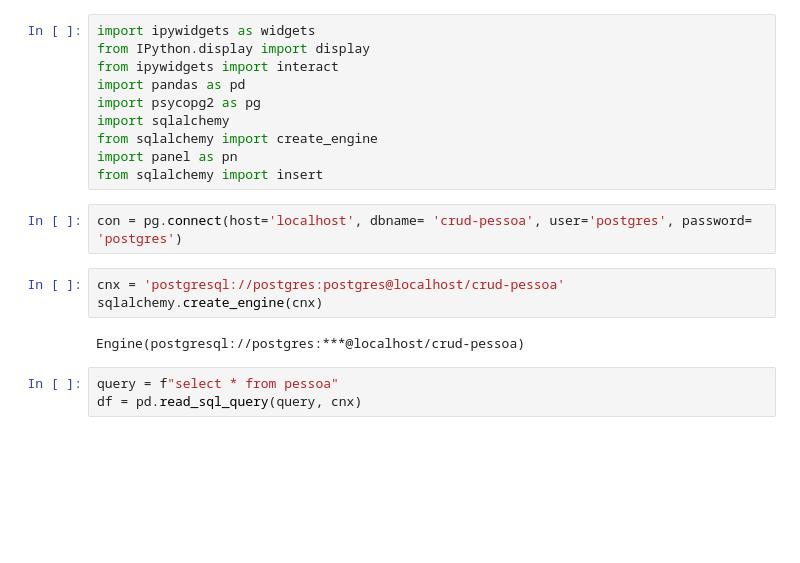
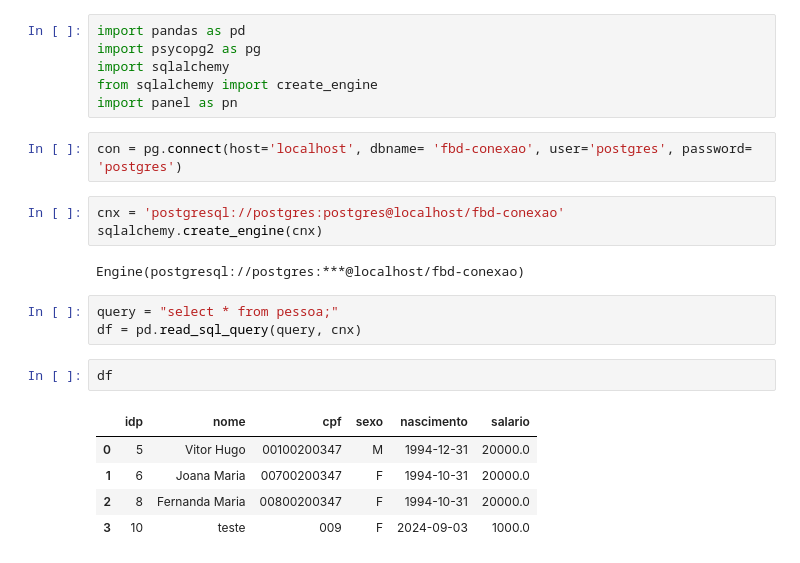
Before and after one commit to liviaalmada/conexao-bd, a Jupyter notebook: python/CRUD-panel.ipynb, the cells around one changed output. Drawn from its saved outputs; the diff is of its cells as text; blank space fills up the shorter version.

```diff
--- a/python/CRUD-panel.ipynb
+++ b/python/CRUD-panel.ipynb
@@ -1,23 +1,27 @@
 # %%
-import ipywidgets as widgets
-from IPython.display import display
-from ipywidgets import interact
 import pandas as pd
 import psycopg2 as pg
 import sqlalchemy
 from sqlalchemy import create_engine
 import panel as pn
-from sqlalchemy import insert
 # %%
-con = pg.connect(host='localhost', dbname= 'crud-pessoa', user='postgres', password= 'postgres')
+con = pg.connect(host='localhost', dbname= 'fbd-conexao', user='postgres', password= 'postgres')
 # %%
-cnx = 'postgresql://postgres:postgres@localhost/crud-pessoa'
+cnx = 'postgresql://postgres:postgres@localhost/fbd-conexao'
 sqlalchemy.create_engine(cnx)
 # %% [output]
-Engine(postgresql://postgres:***@localhost/crud-pessoa)
+Engine(postgresql://postgres:***@localhost/fbd-conexao)
 # %%
-query = f"select * from pessoa"
+query = "select * from pessoa;"
 df = pd.read_sql_query(query, cnx)
+# %%
+df
+# %% [output]
+|  | idp | nome | cpf | sexo | nascimento | salario |
+| 0 | 5 | Vitor Hugo | 00100200347 | M | 1994-12-31 | 20000.0 |
+| 1 | 6 | Joana Maria | 00700200347 | F | 1994-10-31 | 20000.0 |
+| 2 | 8 | Fernanda Maria | 00800200347 | F | 1994-10-31 | 20000.0 |
+| 3 | 10 | teste | 009 | F | 2024-09-03 | 1000.0 |
 # %%
 pn.extension()
 pn.extension('tabulator')
```
Also changed, not shown: parts of 3 cells of this notebook.
